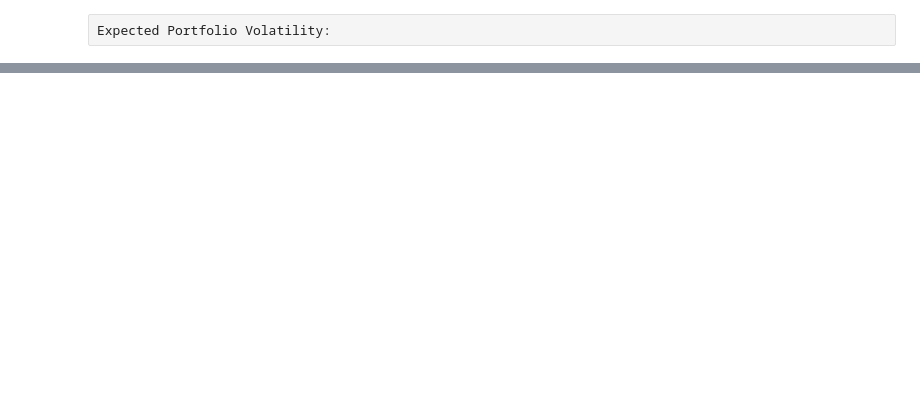
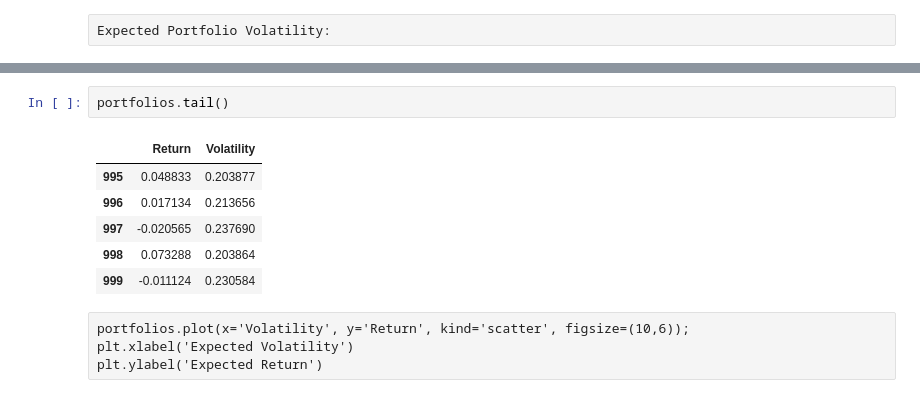
Before and after one commit to crfranch/Finance, a Jupyter notebook: FinancialData/Obtaining the Efficient Frontier (Markowitz Portfolio).ipynb, the cells around one changed output, grey strips where cells are left out. Saved outputs shown, nothing was run; the diff lists cells and outputs as text; blank space fills up the shorter version.

```diff
--- a/FinancialData/Obtaining the Efficient Frontier (Markowitz Portfolio).ipynb
+++ b/FinancialData/Obtaining the Efficient Frontier (Markowitz Portfolio).ipynb
@@ -131,0 +170,13 @@ pfolio_returns, pfolio_volatilities
+# %%
+portfolios.tail()
+# %% [output]
+|  | Return | Volatility |
+| 995 | 0.048833 | 0.203877 |
+| 996 | 0.017134 | 0.213656 |
+| 997 | -0.020565 | 0.237690 |
+| 998 | 0.073288 | 0.203864 |
+| 999 | -0.011124 | 0.230584 |
+# %% [raw]
+portfolios.plot(x='Volatility', y='Return', kind='scatter', figsize=(10,6));
+plt.xlabel('Expected Volatility')
+plt.ylabel('Expected Return')
```
Also changed, not shown: parts of 16 cells of this notebook, 2 other files.
